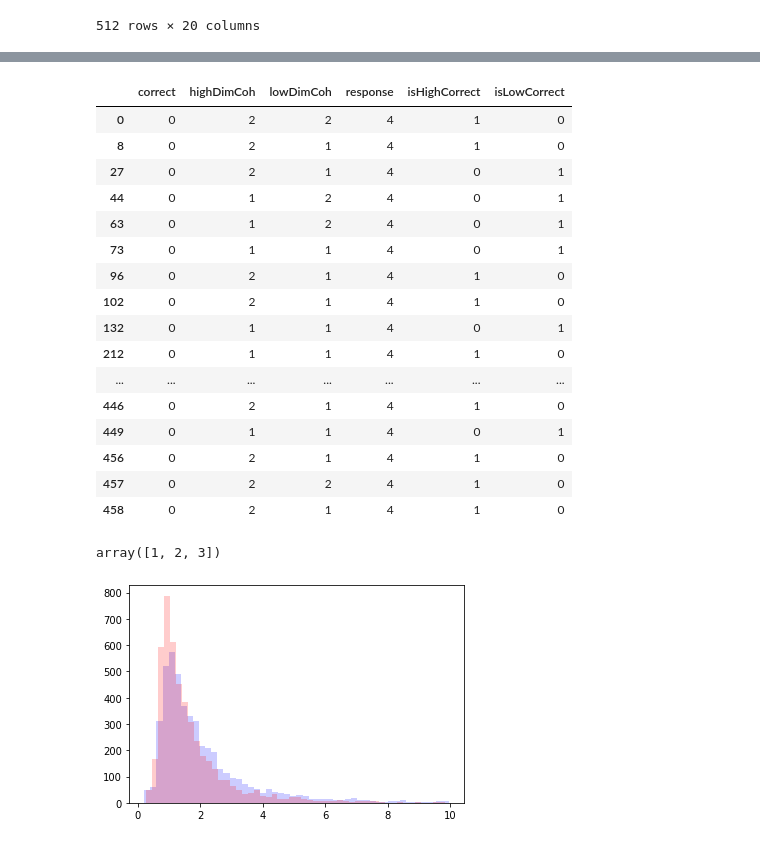
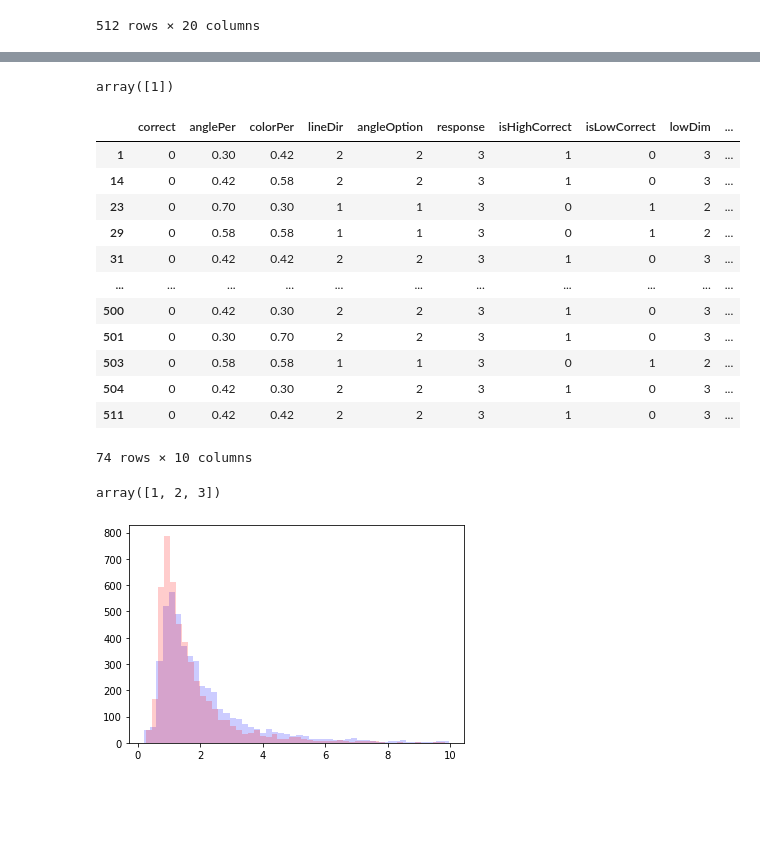
Before and after one commit to AlexanderFengler/nn_likelihoods, a Jupyter notebook: read_in_chong_data.ipynb, the cells around one changed output, grey strips where cells are left out. Saved outputs shown, nothing was run; the diff lists cells and outputs as text; code cells hidden in the pictures; blank space fills up the shorter version.

```diff
--- a/read_in_chong_data.ipynb
+++ b/read_in_chong_data.ipynb
@@ -52,27 +88,27 @@ resp4.loc[resp4['correct'] == 1]
 # %%
-resp4.loc[resp4['correct'] == 0]
+resp4.loc[resp4['correct'] == 1]['highDim'].unique()
 # %% [output]
-|  | correct | highDimCoh | lowDimCoh | response | isHighCorrect | isLowCorrect |
-| 0 | 0 | 2 | 2 | 4 | 1 | 0 |
-| 8 | 0 | 2 | 1 | 4 | 1 | 0 |
-| 27 | 0 | 2 | 1 | 4 | 0 | 1 |
-| 44 | 0 | 1 | 2 | 4 | 0 | 1 |
-| 63 | 0 | 1 | 2 | 4 | 0 | 1 |
-| 73 | 0 | 1 | 1 | 4 | 0 | 1 |
-| 96 | 0 | 2 | 1 | 4 | 1 | 0 |
-| 102 | 0 | 2 | 1 | 4 | 1 | 0 |
-| 132 | 0 | 1 | 1 | 4 | 0 | 1 |
-| 212 | 0 | 1 | 1 | 4 | 1 | 0 |
-| ... | ... | ... | ... | ... | ... | ... |
-| 446 | 0 | 2 | 1 | 4 | 1 | 0 |
-| 449 | 0 | 1 | 1 | 4 | 0 | 1 |
-| 456 | 0 | 2 | 1 | 4 | 1 | 0 |
-| 457 | 0 | 2 | 2 | 4 | 1 | 0 |
-| 458 | 0 | 2 | 1 | 4 | 1 | 0 |
+array([1])
-# %%
-np.unique(tt['lowDim'])
-# %% [output]
-array([1, 2, 3])
+# %%
+resp3.loc[resp3['correct'] == 0]
+# %% [output]
+|  | correct | anglePer | colorPer | lineDir | angleOption | response | isHighCorrect | isLowCorrect | lowDim | ... |
+| 1 | 0 | 0.30 | 0.42 | 2 | 2 | 3 | 1 | 0 | 3 | ... |
+| 14 | 0 | 0.42 | 0.58 | 2 | 2 | 3 | 1 | 0 | 3 | ... |
+| 23 | 0 | 0.70 | 0.30 | 1 | 1 | 3 | 0 | 1 | 2 | ... |
+| 29 | 0 | 0.58 | 0.58 | 1 | 1 | 3 | 0 | 1 | 2 | ... |
+| 31 | 0 | 0.42 | 0.42 | 2 | 2 | 3 | 1 | 0 | 3 | ... |
+| ... | ... | ... | ... | ... | ... | ... | ... | ... | ... | ... |
+| 500 | 0 | 0.42 | 0.30 | 2 | 2 | 3 | 1 | 0 | 3 | ... |
+| 501 | 0 | 0.30 | 0.70 | 2 | 2 | 3 | 1 | 0 | 3 | ... |
+| 503 | 0 | 0.58 | 0.58 | 1 | 1 | 3 | 0 | 1 | 2 | ... |
+| 504 | 0 | 0.42 | 0.30 | 2 | 2 | 3 | 1 | 0 | 3 | ... |
+| 511 | 0 | 0.42 | 0.42 | 2 | 2 | 3 | 1 | 0 | 3 | ... |
+74 rows × 10 columns
+# %%
+resp4.
+# %% [output]
+array([1, 2, 3])
 # %%
 color = ['blue', 'red', 'green']
 for i in [1,2]:
```
Also changed, not shown: parts of 5 cells of this notebook, 1 other file.
